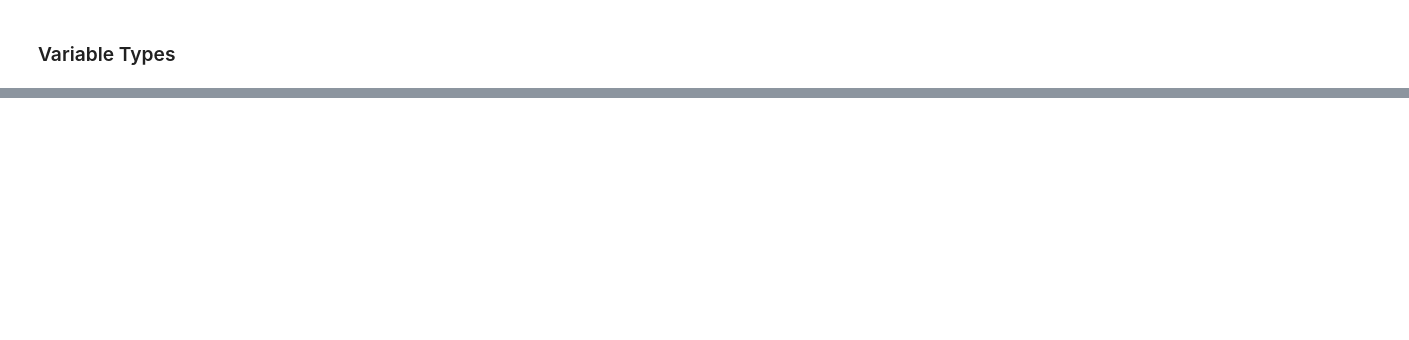
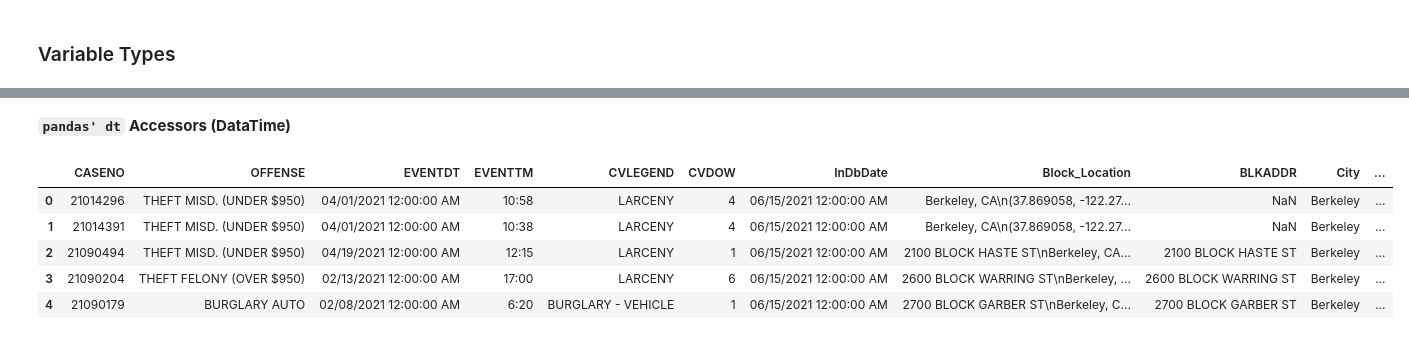
Before and after one commit to AlexKider/Pandas-Notes, a Jupyter notebook: L5 Data Cleaning & EDA.ipynb, the cells around one changed output, grey strips where cells are left out. Saved outputs shown, nothing was run; the diff lists cells and outputs as text; code cells hidden in the pictures; blank space fills up the shorter version.

```diff
--- a/L5 Data Cleaning & EDA.ipynb
+++ b/L5 Data Cleaning & EDA.ipynb
@@ -207,0 +434,12 @@ pd.read_json('elections.json').head(3)
+# %% [markdown]
+**`pandas' dt` Accessors (DataTime)**
+# %%
+calls = pd.read_csv("Berkeley_PD_-_Calls_for_Service.csv")
+calls.head()
+# %% [output]
+|  | CASENO | OFFENSE | EVENTDT | EVENTTM | CVLEGEND | CVDOW | InDbDate | Block_Location | BLKADDR | City | ... |
+| 0 | 21014296 | THEFT MISD. (UNDER $950) | 04/01/2021 12:00:00 AM | 10:58 | LARCENY | 4 | 06/15/2021 12:00:00 AM | Berkeley, CA\n(37.869058, -122.27... | NaN | Berkeley | ... |
+| 1 | 21014391 | THEFT MISD. (UNDER $950) | 04/01/2021 12:00:00 AM | 10:38 | LARCENY | 4 | 06/15/2021 12:00:00 AM | Berkeley, CA\n(37.869058, -122.27... | NaN | Berkeley | ... |
+| 2 | 21090494 | THEFT MISD. (UNDER $950) | 04/19/2021 12:00:00 AM | 12:15 | LARCENY | 1 | 06/15/2021 12:00:00 AM | 2100 BLOCK HASTE ST\nBerkeley, CA... | 2100 BLOCK HASTE ST | Berkeley | ... |
+| 3 | 21090204 | THEFT FELONY (OVER $950) | 02/13/2021 12:00:00 AM | 17:00 | LARCENY | 6 | 06/15/2021 12:00:00 AM | 2600 BLOCK WARRING ST\nBerkeley, ... | 2600 BLOCK WARRING ST | Berkeley | ... |
+| 4 | 21090179 | BURGLARY AUTO | 02/08/2021 12:00:00 AM | 6:20 | BURGLARY - VEHICLE | 1 | 06/15/2021 12:00:00 AM | 2700 BLOCK GARBER ST\nBerkeley, C... | 2700 BLOCK GARBER ST | Berkeley | ... |
```
Also changed, not shown: parts of 42 cells of this notebook, 11 other files.
